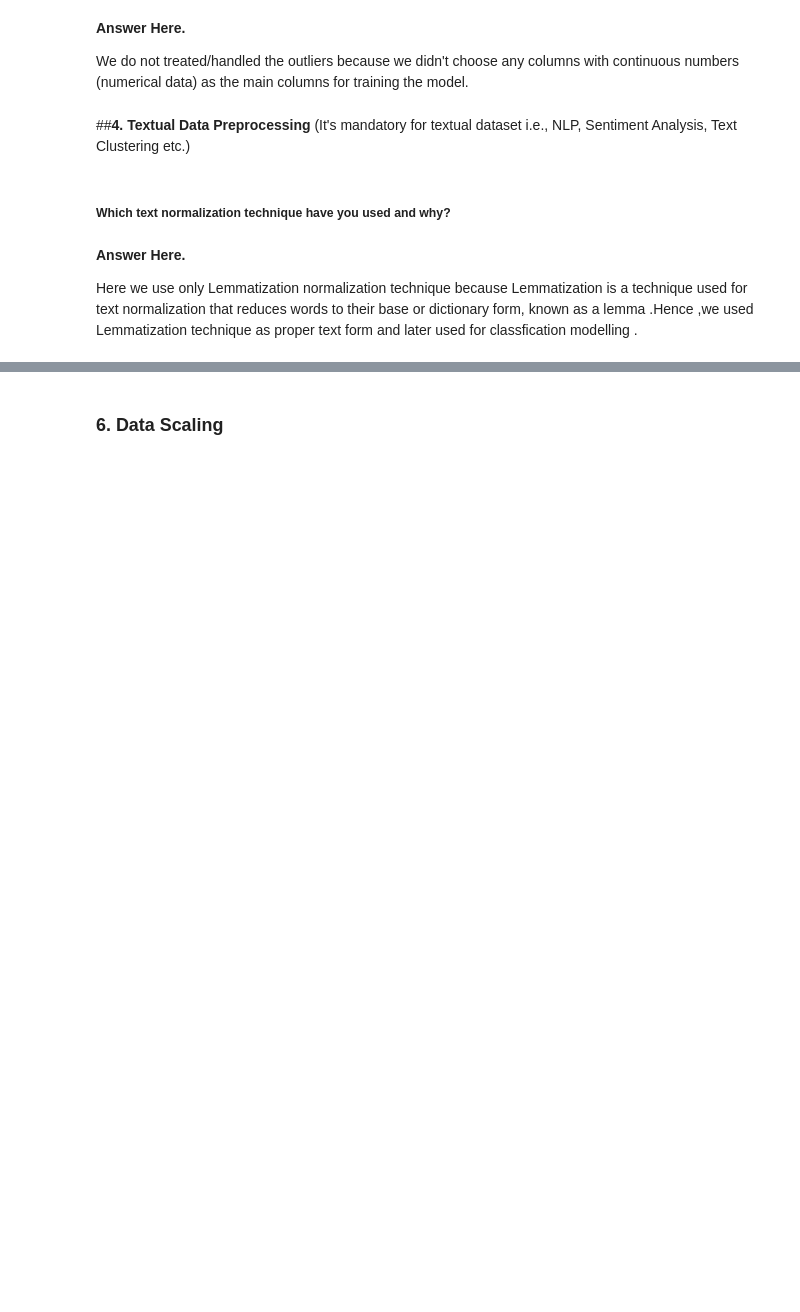
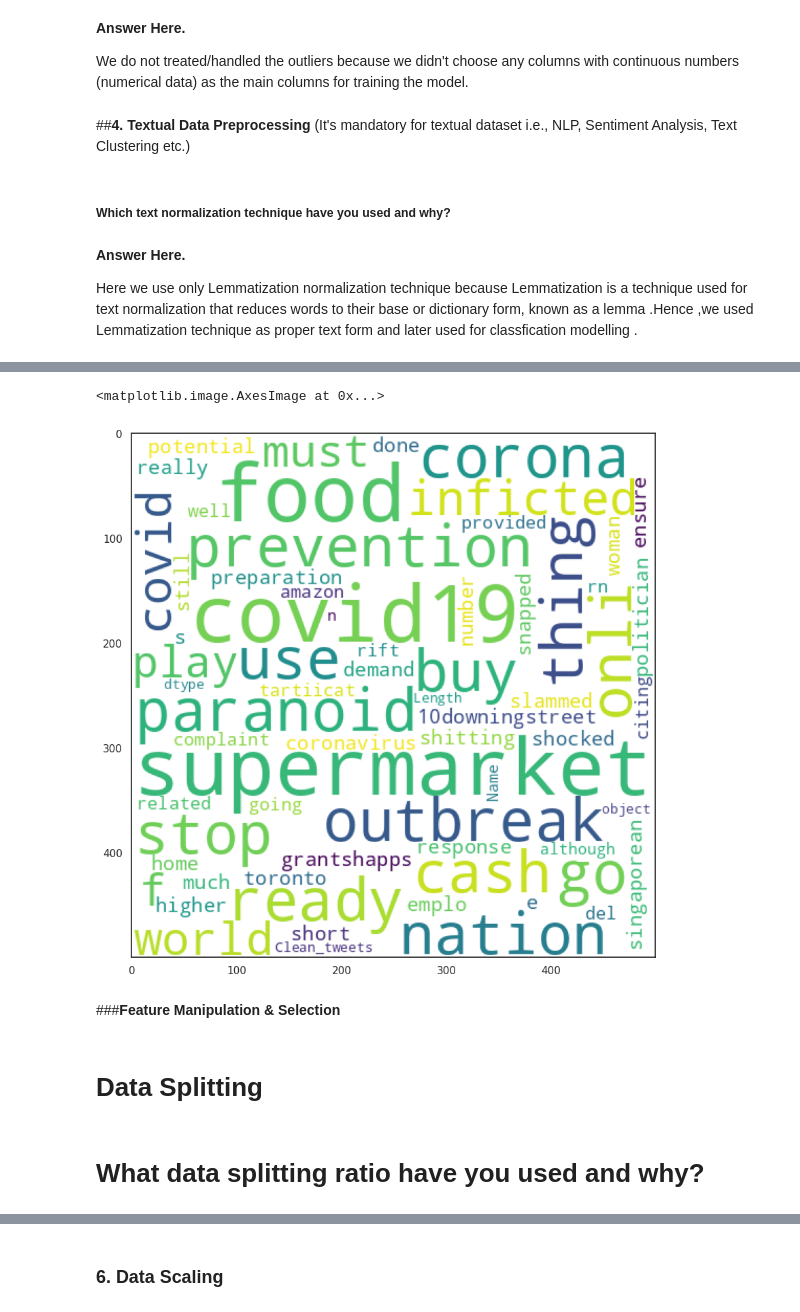
Before and after one commit to MansiKaushik123/Tweets_Sentiment_Analysis-Classification, a Jupyter notebook: Tweets_Sentiment_Analysis_Classification.ipynb, the cells around one changed output, grey strips where cells are left out. Cells and saved outputs as stored; diff of their text form; code cells hidden in the pictures; blank space fills up the shorter version.

```diff
--- a/Tweets_Sentiment_Analysis_Classification.ipynb
+++ b/Tweets_Sentiment_Analysis_Classification.ipynb
@@ -550,0 +873,12 @@ Answer Here.
+# %%
+# Create a word picture using the WordCloud tool and the text info from the 'Clean_Tweets' section of a table named negative.
+tweet_wc = wc.generate(str(negative['Clean_tweets']))
+plt.figure(figsize=(10,10))
+plt.imshow(tweet_wc)
+# %% [output]
+<matplotlib.image.AxesImage at 0x...>
+[figure, added]
+# %% [markdown]
+###**Feature Manipulation & Selection**
+# %% [markdown]
+# **Data Splitting**
@@ -550,0 +892,2 @@ Answer Here.
+# %% [markdown]
+# **What data splitting ratio have you used and why?**
```
Also changed, not shown: parts of 227 cells of this notebook.
